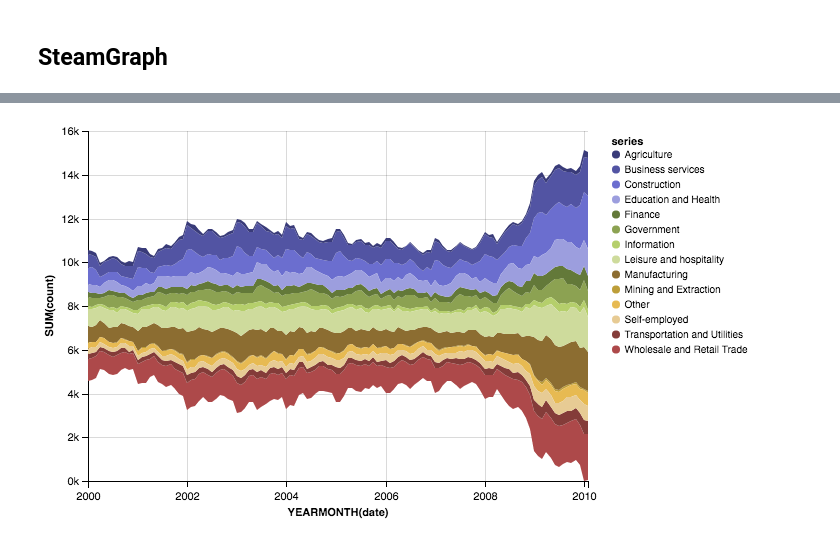
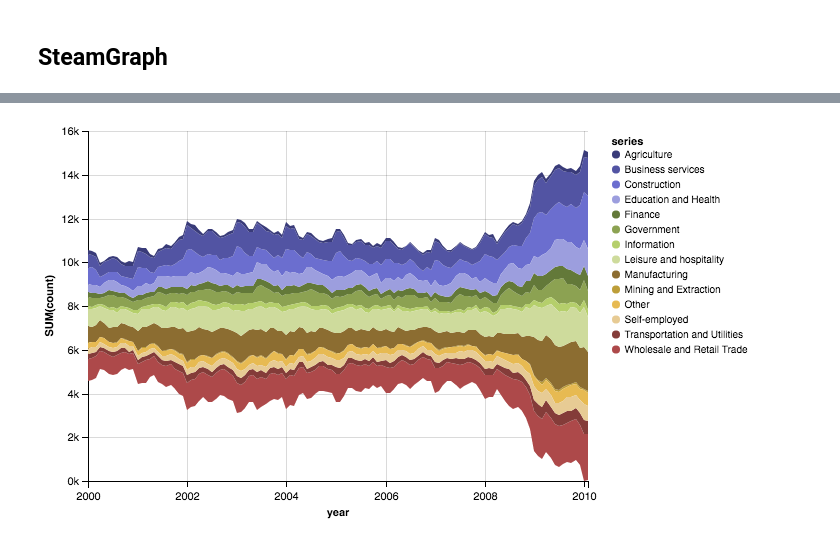
Before and after one commit to vega/altair, a Jupyter notebook: notebooks/AreaPlots.ipynb, the cells around one changed output, grey strips where cells are left out. Saved outputs shown, nothing was run; the diff lists cells and outputs as text; code cells hidden in the pictures.

```diff
--- a/notebooks/AreaPlots.ipynb
+++ b/notebooks/AreaPlots.ipynb
@@ -47,12 +47,12 @@ Layer(data).encode(
 # %%
 Layer(data).encode(
     X('date:T', timeUnit='yearmonth',
-      axis=Axis(format='%Y', labelAngle=0.01)),
+      axis=Axis(format='%Y', labelAngle=0, title='year')),
     Y('sum(count)'),
     color=Color('series:N', scale=Scale(range="category20b"))
 ).configure(
     mark=MarkConfig(stacked='center')
 ).area()
 # %% [output]
 [interactive output not drawn]
-[figure, old version]
+[figure, new version]
```
Also changed, not shown: parts of 3 cells of this notebook, 4 other files.
